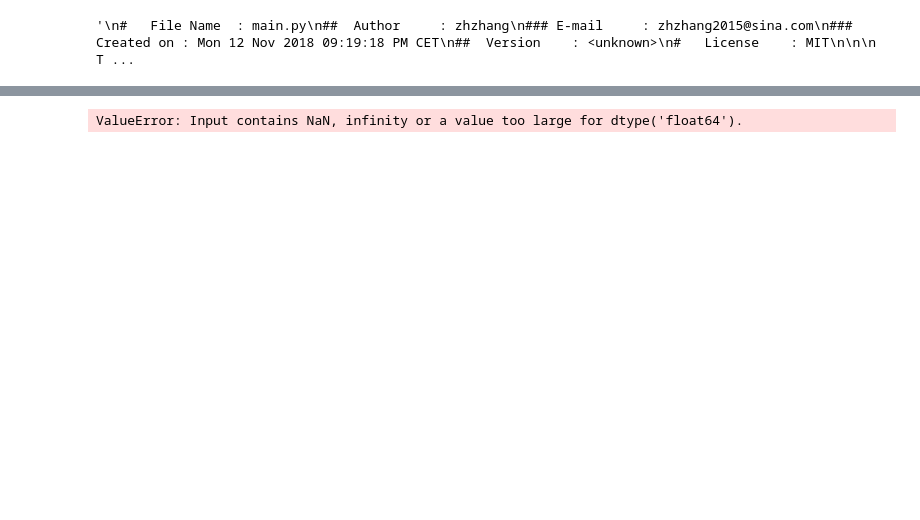
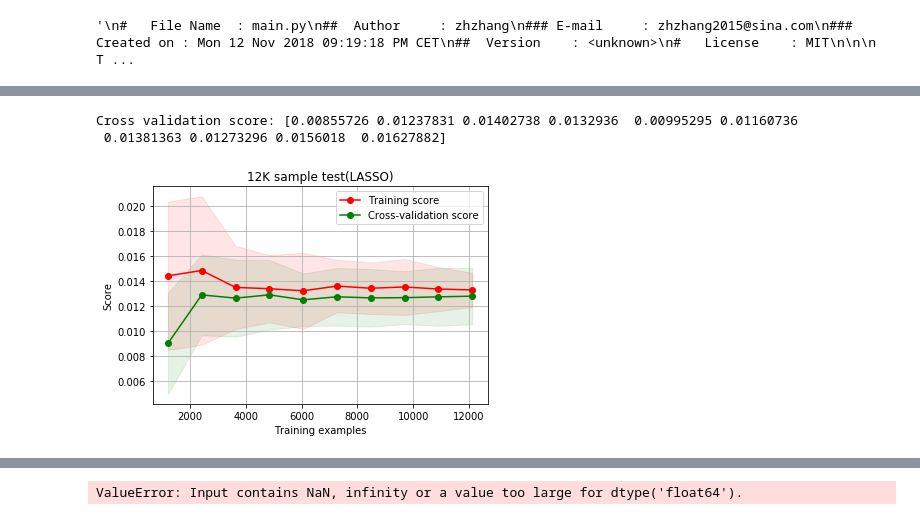
Before and after one commit to zhenhua-zhang/asep, a Jupyter notebook: biosCadd/main.ipynb, the cells around one changed output, grey strips where cells are left out. Saved outputs shown, nothing was run; the diff lists cells and outputs as text; code cells hidden in the pictures; blank space fills up the shorter version.

```diff
--- a/biosCadd/main.ipynb
+++ b/biosCadd/main.ipynb
@@ -321,2 +383,39 @@ rfr = RandomForestRegressor(n_estimators=10)
+# %%
+# Aggregate several steps into a pipeline by Pipeline
+lasso = Lasso(alpha=0.01) # Least Absolute Shrinkage and Oelection Operator
+
+lasso_estimators = [
+    ('rs', rs),     # RobustScaler
+    ('nm', nm),     # Normalizer
+    ('lasso', lasso),   # SGDRegressor
+]
+
+lasso_pipeline = Pipeline(lasso_estimators)
+lassorpf = lasso_pipeline.fit(X_data, y)
+lassorm = lassorpf.named_steps['lasso']
+
+
+# Cross validation metohd 1
+# Using k-fold CV (plain CV) or other strategies
+plainCV = False
+
+if plainCV:
+    cv = 10
+else:
+    # optimization need
+    cv = ShuffleSplit(n_splits=10, test_size=0.3, random_state=0)
+
+# 10-fold validation
+cvs = cross_val_score(lasso_pipeline, X_data, y, cv=cv)
+print("Cross validation score:", cvs)
+
+lc = learning_curve(lasso_pipeline, X_data, y, cv=cv, n_jobs=5,
+                    train_sizes=np.linspace(0.1, 1.0, 10))
+
+plot_learning_curve(lc, '12K sample test(LASSO)').show()
+# %% [output]
+Cross validation score: [0.00855726 0.01237831 0.01402738 0.0132936  0.00995295 0.01160736
+ 0.01381363 0.01273296 0.0156018  0.01627882]
+[figure, added]
 # %%
 # Aggregate several steps into a pipeline by Pipeline
```
Also changed, not shown: parts of 17 cells of this notebook, 4 other files.
